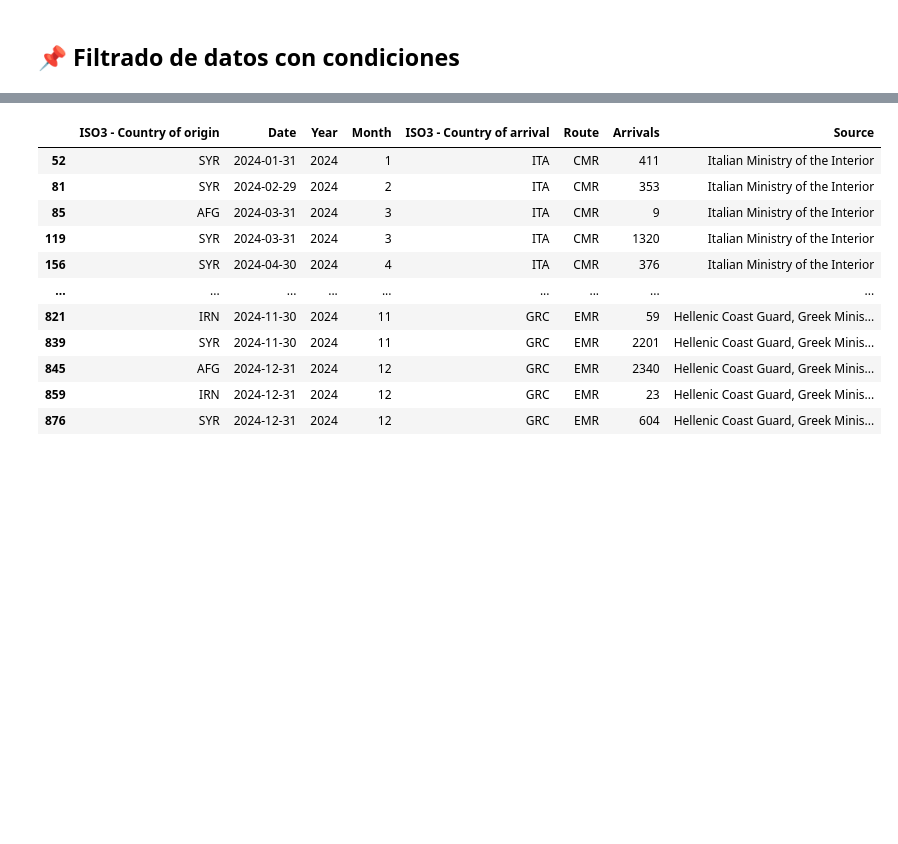
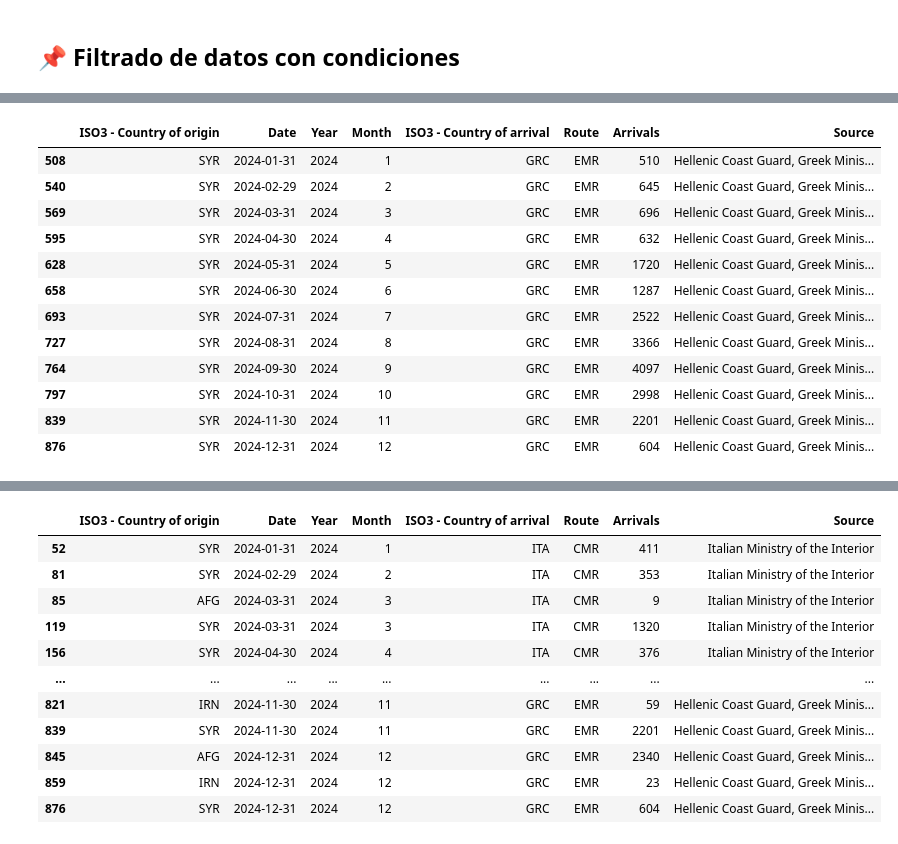
Before and after one commit to amvalseg/data_bootcamp, a Jupyter notebook: numpy_pandas/teoría/Pandas/Introducción_a_Pandas.ipynb, the cells around one changed output, grey strips where cells are left out. Saved outputs shown, nothing was run; the diff lists cells and outputs as text; code cells hidden in the pictures; blank space fills up the shorter version.

```diff
--- a/numpy_pandas/teoría/Pandas/Introducción_a_Pandas.ipynb
+++ b/numpy_pandas/teoría/Pandas/Introducción_a_Pandas.ipynb
@@ -577,6 +619,22 @@ df_siria_grecia = df_excel[
     (df_excel['ISO3 - Country of origin'] == 'SYR') &
     (df_excel['ISO3 - Country of arrival'] == 'GRC')
 ]
+# %%
+df_siria_grecia
+# %% [output]
+|  | ISO3 - Country of origin | Date | Year | Month | ISO3 - Country of arrival | Route | Arrivals | Source |
+| 508 | SYR | 2024-01-31 | 2024 | 1 | GRC | EMR | 510 | Hellenic Coast Guard, Greek Minis... |
+| 540 | SYR | 2024-02-29 | 2024 | 2 | GRC | EMR | 645 | Hellenic Coast Guard, Greek Minis... |
+| 569 | SYR | 2024-03-31 | 2024 | 3 | GRC | EMR | 696 | Hellenic Coast Guard, Greek Minis... |
+| 595 | SYR | 2024-04-30 | 2024 | 4 | GRC | EMR | 632 | Hellenic Coast Guard, Greek Minis... |
+| 628 | SYR | 2024-05-31 | 2024 | 5 | GRC | EMR | 1720 | Hellenic Coast Guard, Greek Minis... |
+| 658 | SYR | 2024-06-30 | 2024 | 6 | GRC | EMR | 1287 | Hellenic Coast Guard, Greek Minis... |
+| 693 | SYR | 2024-07-31 | 2024 | 7 | GRC | EMR | 2522 | Hellenic Coast Guard, Greek Minis... |
+| 727 | SYR | 2024-08-31 | 2024 | 8 | GRC | EMR | 3366 | Hellenic Coast Guard, Greek Minis... |
+| 764 | SYR | 2024-09-30 | 2024 | 9 | GRC | EMR | 4097 | Hellenic Coast Guard, Greek Minis... |
+| 797 | SYR | 2024-10-31 | 2024 | 10 | GRC | EMR | 2998 | Hellenic Coast Guard, Greek Minis... |
+| 839 | SYR | 2024-11-30 | 2024 | 11 | GRC | EMR | 2201 | Hellenic Coast Guard, Greek Minis... |
+| 876 | SYR | 2024-12-31 | 2024 | 12 | GRC | EMR | 604 | Hellenic Coast Guard, Greek Minis... |
 # %%
 # Filtar con isin para múltiples valores
 df_multiple = df_excel[df_excel['ISO3 - Country of origin'].isin(['SYR', 'AFG', 'IRN'])]
```
Also changed, not shown: parts of 43 cells of this notebook, 10 other files.
